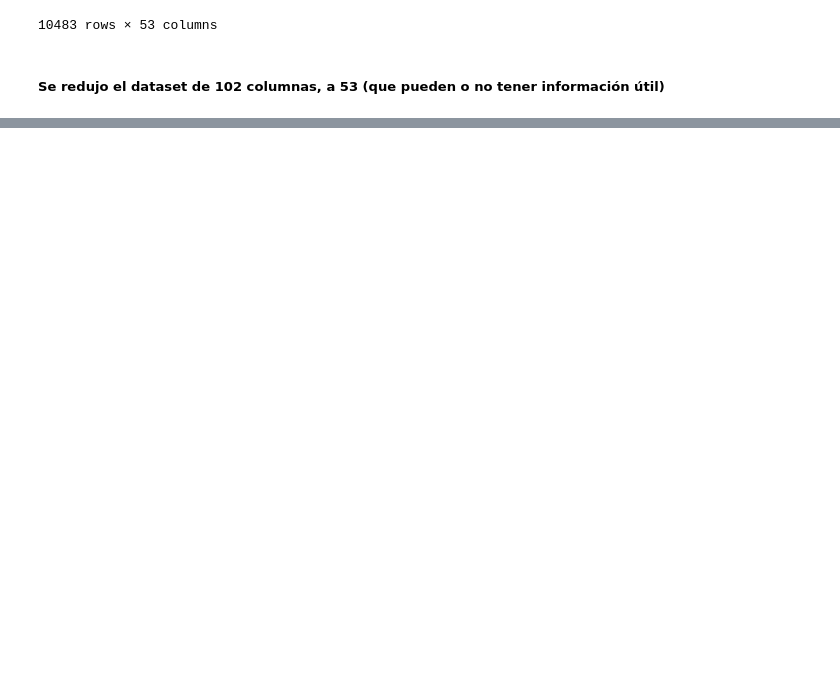
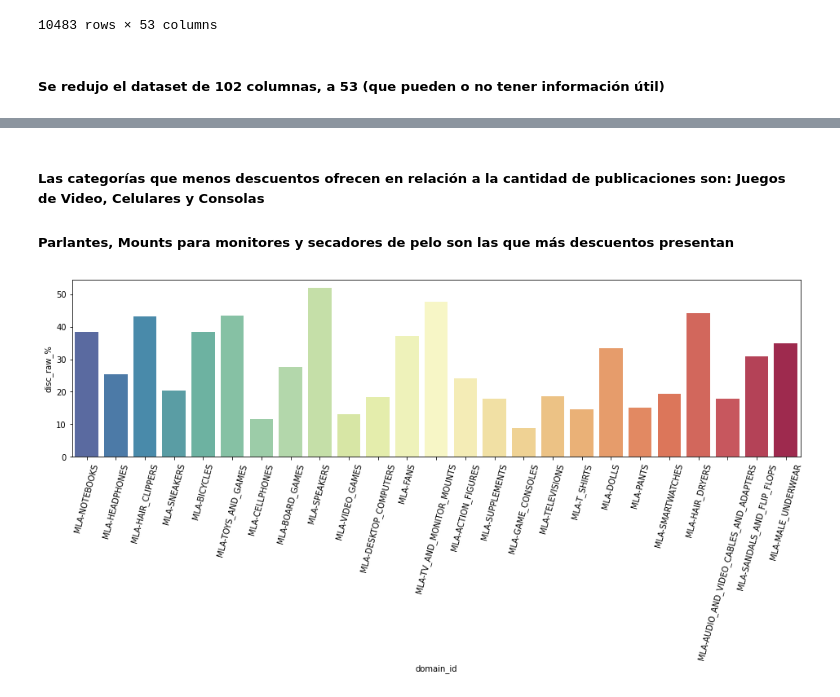
Before and after one commit to panza238/MLC, a Jupyter notebook: Notebooks/MLC_01_ENTREGABLE.ipynb, the cells around one changed output, grey strips where cells are left out. Cells and saved outputs as stored; diff of their text form; code cells hidden in the pictures; blank space fills up the shorter version.

```diff
--- a/Notebooks/MLC_01_ENTREGABLE.ipynb
+++ b/Notebooks/MLC_01_ENTREGABLE.ipynb
@@ -82,0 +182,5 @@ raw_dataset_df
+# %%
+# Se toman los mismos 25 domain_ids
+top_categories_raw_df = raw_dataset_df[raw_dataset_df["domain_id"].isin(list(top_categories_df["domain_id"].values))]
+# Se agrupa y se cuenta por categoría
+top_categories_raw_df.groupby("domain_id").count().sort_values(by="id", ascending=False)["id"]
@@ -82,0 +207,12 @@ raw_dataset_df
+# %%
+top_categories_raw_df = top_categories_raw_df.groupby("domain_id").count().sort_values(by="id", ascending=False)["id"].reset_index()
+
+# Primero renombro las columnas
+top_categories_raw_df.columns = ["domain_id", "raw_count"]
+top_categories_df.columns = ["domain_id", "discount_count"]
+
+# merge dfs
+top_categories_merge_df = top_categories_df.merge(top_categories_raw_df, on=["domain_id"], how="outer")
+
+# Calculo porcentajes
+top_categories_merge_df["disc_raw_%"] = top_categories_merge_df.apply(lambda row: round((row["discount_count"] / row["raw_count"]) * 100, 2), axis=1)
@@ -82,0 +239,12 @@ raw_dataset_df
+# %% [markdown]
+##### Las categorías que menos descuentos ofrecen en relación a la cantidad de publicaciones son: Juegos de Video, Celulares y Consolas
+##### Parlantes, Mounts para monitores y secadores de pelo son las que más descuentos presentan
+# %%
+plt.figure(figsize=(16, 4))
+
+bar_plot = sns.barplot(data=top_categories_merge_df, x="domain_id", y="disc_raw_%", palette="Spectral_r")
+
+for cat_label in bar_plot.get_xticklabels():
+    cat_label.set_rotation(75)
+# %% [output]
+[figure, added]
```
Also changed, not shown: parts of 20 cells of this notebook, 1 other file.
